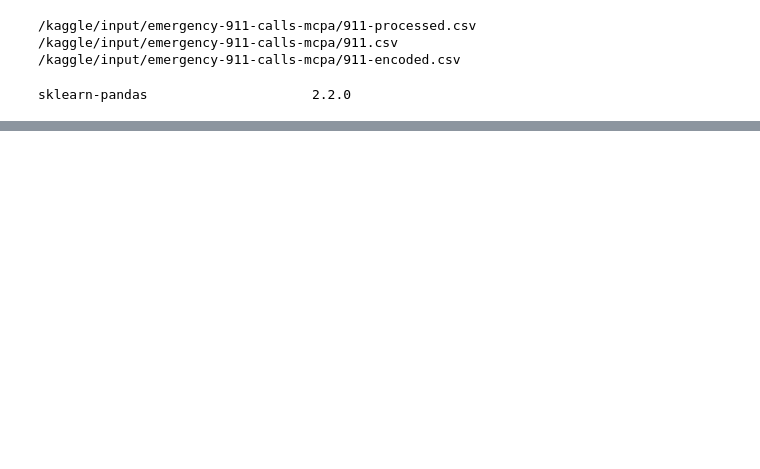
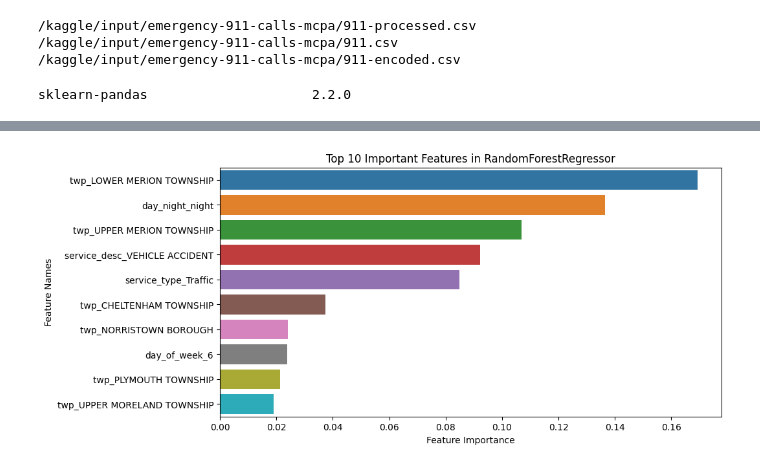
Before and after one commit to thomaspurk/ml-demo-911, a Jupyter notebook: model-training/model-train-eval-opt-mcpa-911.ipynb, the cells around one changed output, grey strips where cells are left out. Drawn from its saved outputs; the diff is of its cells as text; code cells hidden in the pictures; blank space fills up the shorter version.

Commit message:
Kaggle Notebook | Model Training - MCPA 911 | Version 2

```diff
--- a/model-training/model-train-eval-opt-mcpa-911.ipynb
+++ b/model-training/model-train-eval-opt-mcpa-911.ipynb
@@ -208,0 +316,3 @@ print(predicted_df.head())
+# %%
+best_rf = grid_search.best_estimator_  # Use the best model found
+best_rf
@@ -208,0 +371,16 @@ print(predicted_df.head())
+# %%
+# Feature importance analysis
+import matplotlib.pyplot as plt
+import seaborn as sns
+
+feature_importance = best_rf.feature_importances_
+sorted_idx = np.argsort(feature_importance)[::-1]
+
+plt.figure(figsize=(10, 5))
+sns.barplot(x=feature_importance[sorted_idx][:10], y=X.columns[sorted_idx][:10])
+plt.xlabel("Feature Importance")
+plt.ylabel("Feature Names")
+plt.title("Top 10 Important Features in RandomForestRegressor")
+plt.show()
+# %% [output]
+[figure, added]
```
Also changed, not shown: parts of 20 cells of this notebook.
